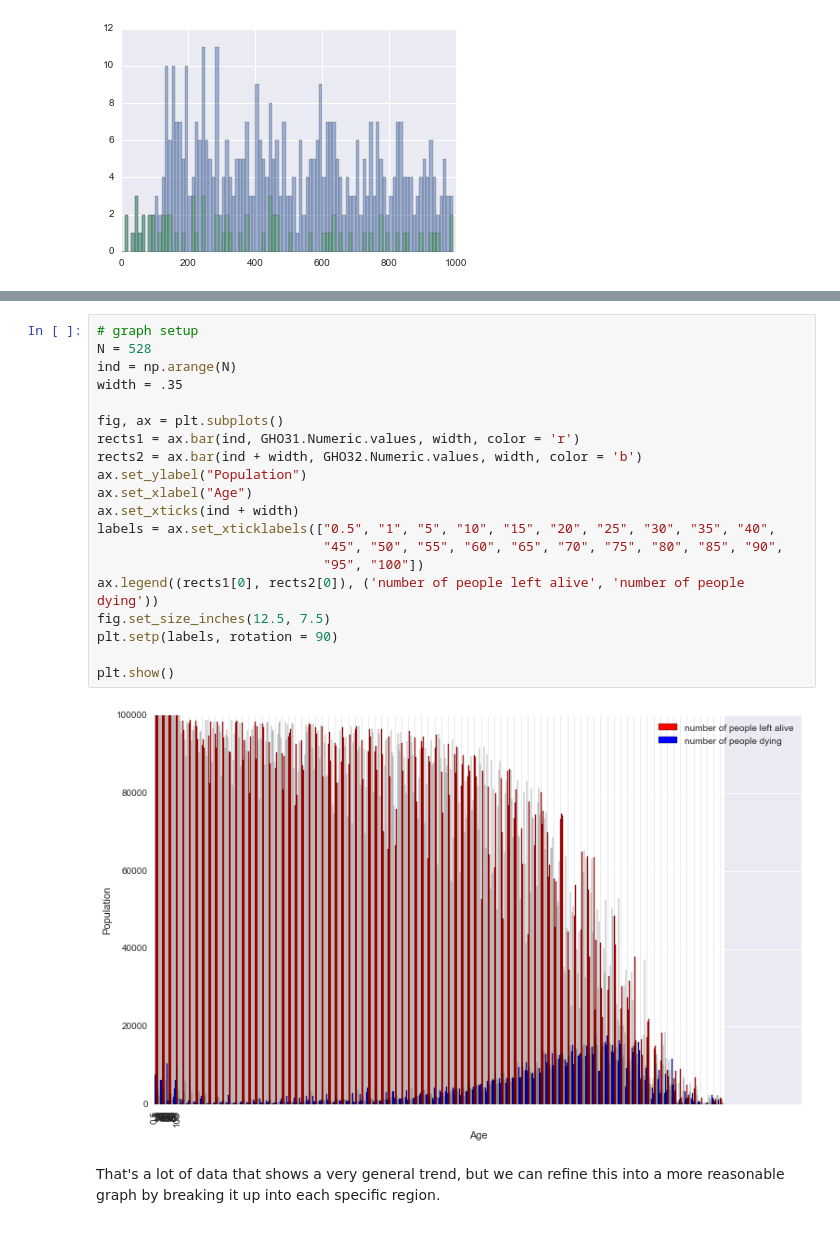
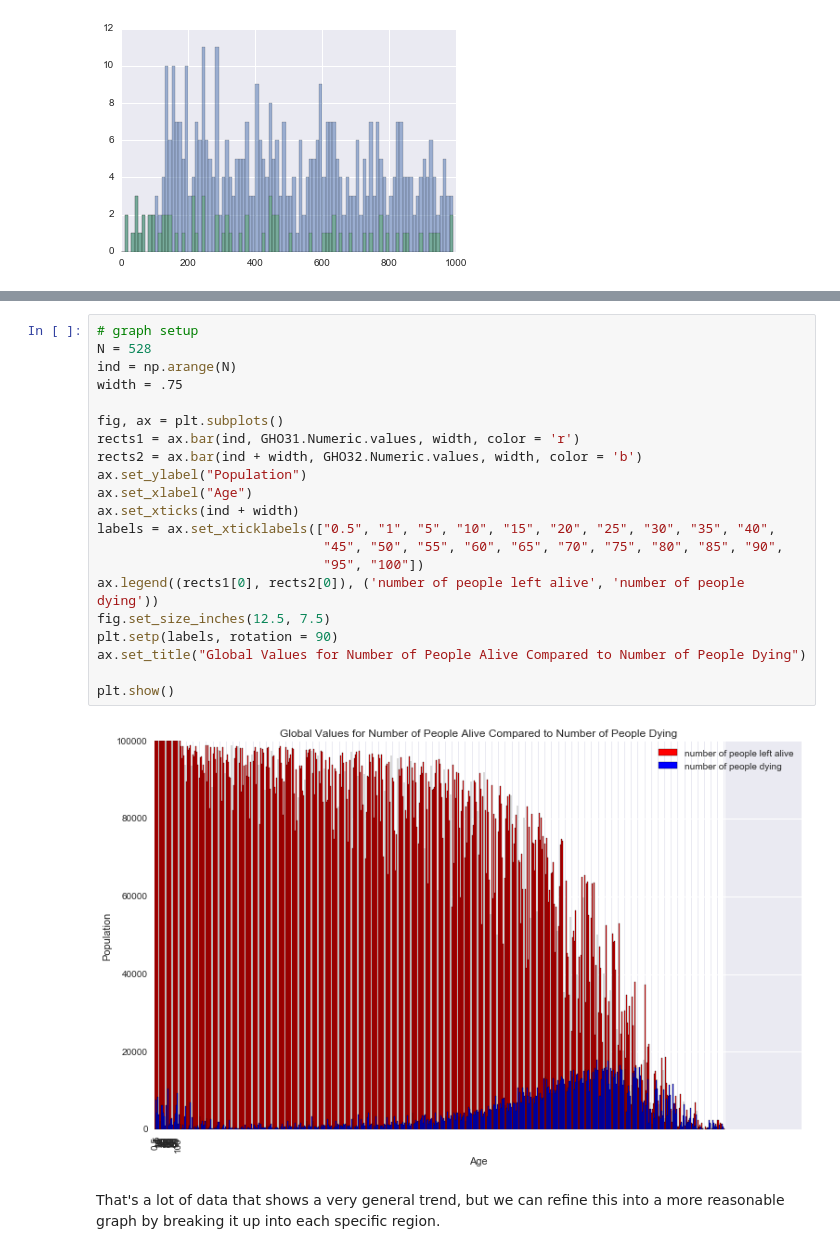
Before and after one commit to segerphilip/DataScience16CTW, a Jupyter notebook: Pip Data Exploration.ipynb, the cells around one changed output, grey strips where cells are left out. Drawn from its saved outputs; the diff is of its cells as text.

```diff
--- a/Pip Data Exploration.ipynb
+++ b/Pip Data Exploration.ipynb
@@ -160,24 +156,25 @@ See the caveats in the documentation: http://pandas.pydata.org/pandas-docs/stabl
 # %%
 # graph setup
 N = 528
 ind = np.arange(N)
-width = .35
+width = .75
 
 fig, ax = plt.subplots()
 rects1 = ax.bar(ind, GHO31.Numeric.values, width, color = 'r')
 rects2 = ax.bar(ind + width, GHO32.Numeric.values, width, color = 'b')
 ax.set_ylabel("Population")
 ax.set_xlabel("Age")
 ax.set_xticks(ind + width)
 labels = ax.set_xticklabels(["0.5", "1", "5", "10", "15", "20", "25", "30", "35", "40",
                              "45", "50", "55", "60", "65", "70", "75", "80", "85", "90",
                              "95", "100"])
 ax.legend((rects1[0], rects2[0]), ('number of people left alive', 'number of people dying'))
 fig.set_size_inches(12.5, 7.5)
 plt.setp(labels, rotation = 90)
+ax.set_title("Global Values for Number of People Alive Compared to Number of People Dying")
 
 plt.show()
 # %% [output]
-[figure, old version]
+[figure, new version]
 # %% [markdown]
 That's a lot of data that shows a very general trend, but we can refine this into a more reasonable graph by breaking it up into each specific region.
```
Also changed, not shown: parts of 14 cells of this notebook.
